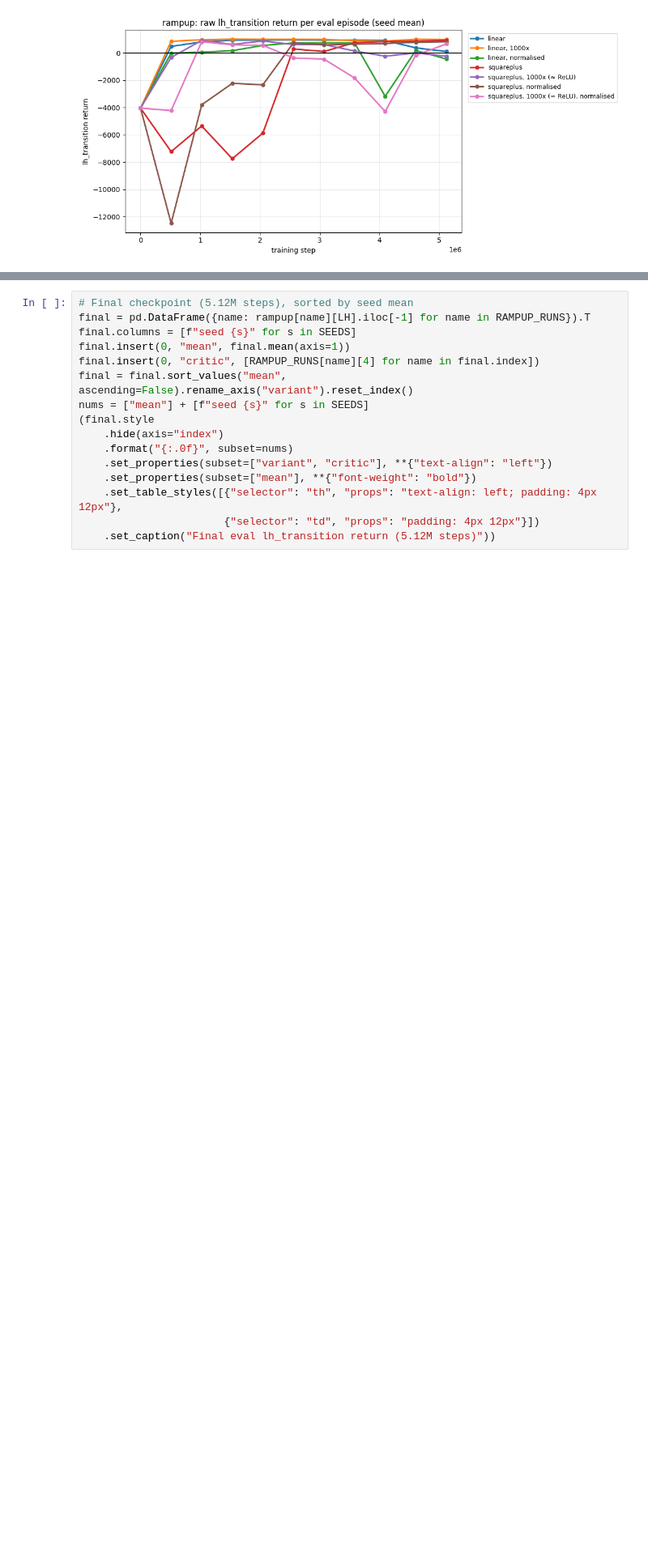
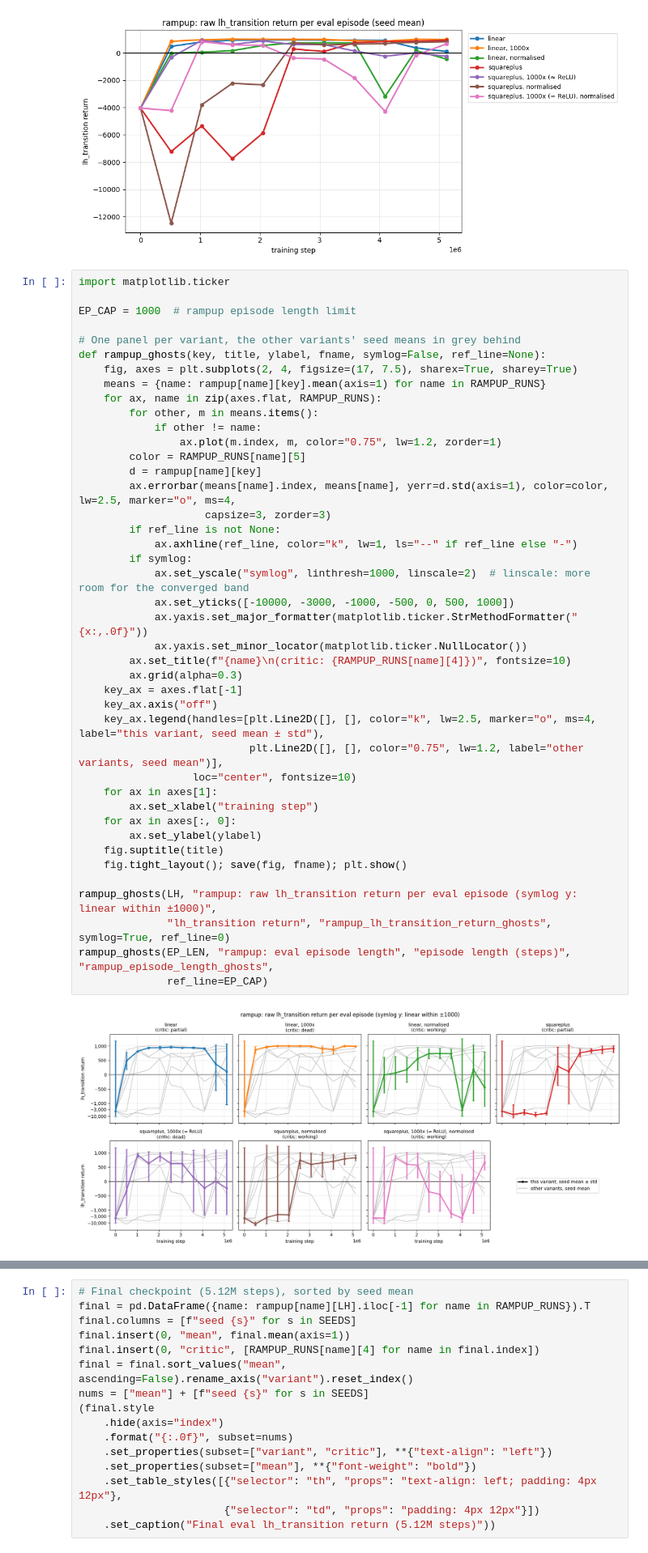
Before and after one commit to davcoope/plasmax, a Jupyter notebook: experiments/studies/dc_rewards_comparison.ipynb, the cells around one changed output, grey strips where cells are left out. Shown at 81% size. Saved outputs shown, nothing was run; the diff lists cells and outputs as text; blank space fills up the shorter version.

Commit message:
Error bars and critic analysis for rampup

```diff
--- a/experiments/studies/dc_rewards_comparison.ipynb
+++ b/experiments/studies/dc_rewards_comparison.ipynb
@@ -353,3 +351,47 @@ rampup_plot(LH, "rampup: raw lh_transition return per eval episode (seed mean)",
             "rampup_lh_transition_return", error_bars=SHOW_ERROR_BARS, zero_line=True)
 # %% [output]
 [figure]
+# %%
+import matplotlib.ticker
+
+EP_CAP = 1000  # rampup episode length limit
+
+# One panel per variant, the other variants' seed means in grey behind
+def rampup_ghosts(key, title, ylabel, fname, symlog=False, ref_line=None):
+    fig, axes = plt.subplots(2, 4, figsize=(17, 7.5), sharex=True, sharey=True)
+    means = {name: rampup[name][key].mean(axis=1) for name in RAMPUP_RUNS}
+    for ax, name in zip(axes.flat, RAMPUP_RUNS):
+        for other, m in means.items():
+            if other != name:
+                ax.plot(m.index, m, color="0.75", lw=1.2, zorder=1)
+        color = RAMPUP_RUNS[name][5]
+        d = rampup[name][key]
+        ax.errorbar(means[name].index, means[name], yerr=d.std(axis=1), color=color, lw=2.5, marker="o", ms=4,
+                    capsize=3, zorder=3)
+        if ref_line is not None:
+            ax.axhline(ref_line, color="k", lw=1, ls="--" if ref_line else "-")
+        if symlog:
+            ax.set_yscale("symlog", linthresh=1000, linscale=2)  # linscale: more room for the converged band
+            ax.set_yticks([-10000, -3000, -1000, -500, 0, 500, 1000])
+            ax.yaxis.set_major_formatter(matplotlib.ticker.StrMethodFormatter("{x:,.0f}"))
+            ax.yaxis.set_minor_locator(matplotlib.ticker.NullLocator())
+        ax.set_title(f"{name}\n(critic: {RAMPUP_RUNS[name][4]})", fontsize=10)
+        ax.grid(alpha=0.3)
+    key_ax = axes.flat[-1]
+    key_ax.axis("off")
+    key_ax.legend(handles=[plt.Line2D([], [], color="k", lw=2.5, marker="o", ms=4, label="this variant, seed mean ± std"),
+                           plt.Line2D([], [], color="0.75", lw=1.2, label="other variants, seed mean")],
+                  loc="center", fontsize=10)
+    for ax in axes[1]:
+        ax.set_xlabel("training step")
+    for ax in axes[:, 0]:
+        ax.set_ylabel(ylabel)
+    fig.suptitle(title)
+    fig.tight_layout(); save(fig, fname); plt.show()
+
+rampup_ghosts(LH, "rampup: raw lh_transition return per eval episode (symlog y: linear within ±1000)",
+              "lh_transition return", "rampup_lh_transition_return_ghosts", symlog=True, ref_line=0)
+rampup_ghosts(EP_LEN, "rampup: eval episode length", "episode length (steps)", "rampup_episode_length_ghosts",
+              ref_line=EP_CAP)
+# %% [output]
+[figure, added]
```
Also changed, not shown: parts of 5 cells of this notebook.
